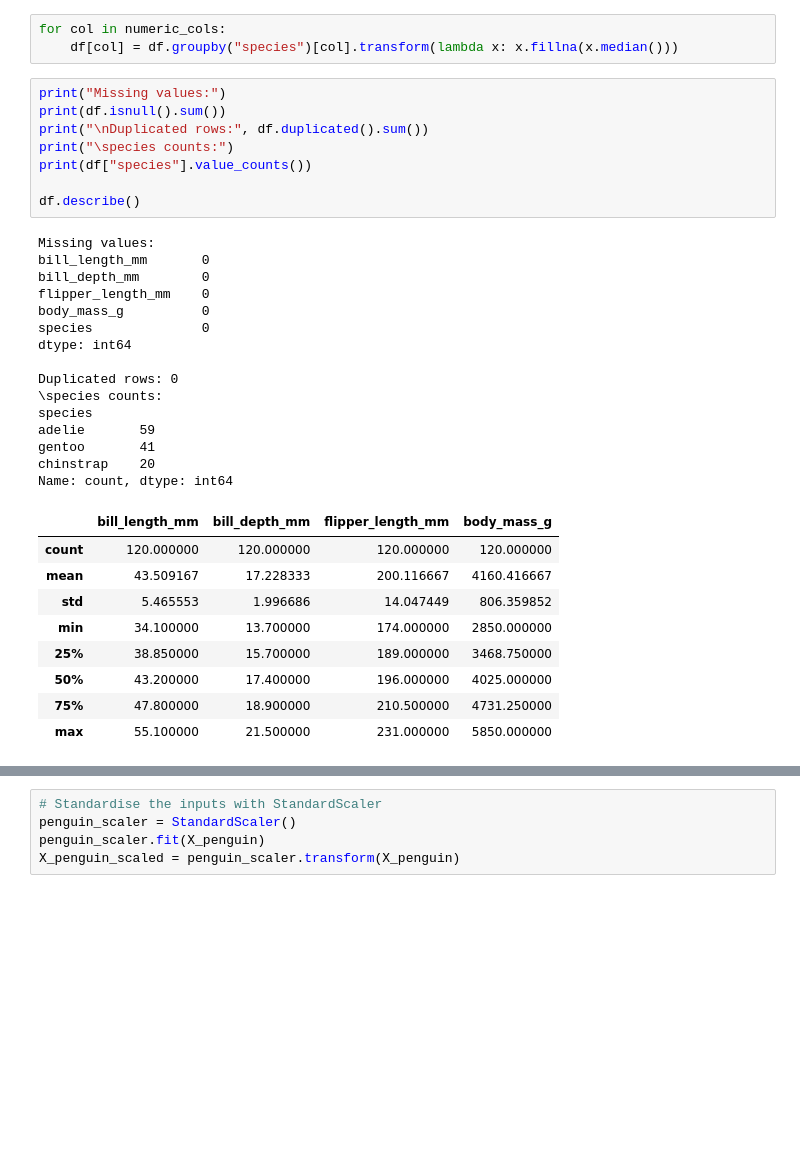
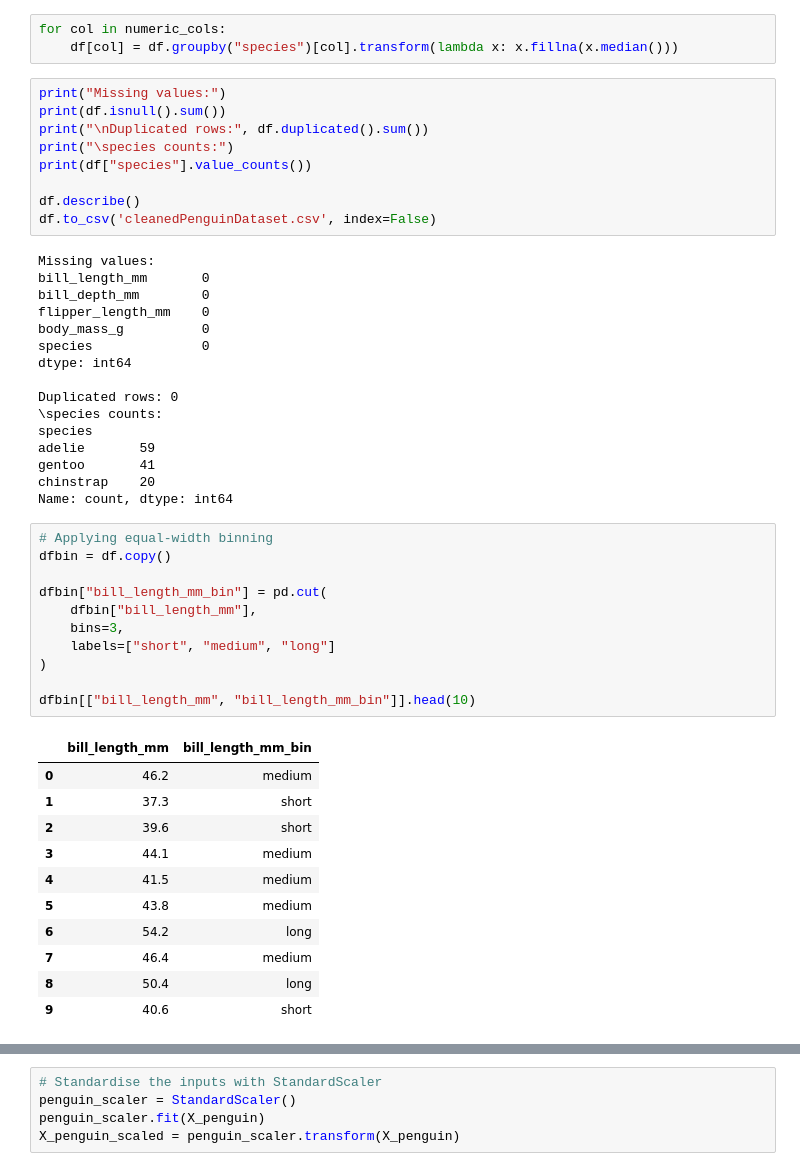
Before and after one commit to Hydn17/COMP3340-A1, a Jupyter notebook: AssignmentCodeA1.ipynb, the cells around one changed output, grey strips where cells are left out. Drawn from its saved outputs; the diff is of its cells as text; blank space fills up the shorter version.

```diff
--- a/AssignmentCodeA1.ipynb
+++ b/AssignmentCodeA1.ipynb
@@ -125,6 +125,7 @@ print("\species counts:")
 print(df["species"].value_counts())
 
 df.describe()
+df.to_csv('cleanedPenguinDataset.csv', index=False)
 # %% [output]
 Missing values:
 bill_length_mm       0
@@ -141,12 +142,26 @@ adelie       59
 gentoo       41
 chinstrap    20
 Name: count, dtype: int64
-|  | bill_length_mm | bill_depth_mm | flipper_length_mm | body_mass_g |
-| count | 120.000000 | 120.000000 | 120.000000 | 120.000000 |
-| mean | 43.509167 | 17.228333 | 200.116667 | 4160.416667 |
-| std | 5.465553 | 1.996686 | 14.047449 | 806.359852 |
-| min | 34.100000 | 13.700000 | 174.000000 | 2850.000000 |
-| 25% | 38.850000 | 15.700000 | 189.000000 | 3468.750000 |
-| 50% | 43.200000 | 17.400000 | 196.000000 | 4025.000000 |
-| 75% | 47.800000 | 18.900000 | 210.500000 | 4731.250000 |
-| max | 55.100000 | 21.500000 | 231.000000 | 5850.000000 |
+# %%
+# Applying equal-width binning
+dfbin = df.copy()
+
+dfbin["bill_length_mm_bin"] = pd.cut(
+    dfbin["bill_length_mm"],
+    bins=3,
+    labels=["short", "medium", "long"]
+)
+
+dfbin[["bill_length_mm", "bill_length_mm_bin"]].head(10)
+# %% [output]
+|  | bill_length_mm | bill_length_mm_bin |
+| 0 | 46.2 | medium |
+| 1 | 37.3 | short |
+| 2 | 39.6 | short |
+| 3 | 44.1 | medium |
+| 4 | 41.5 | medium |
+| 5 | 43.8 | medium |
+| 6 | 54.2 | long |
+| 7 | 46.4 | medium |
+| 8 | 50.4 | long |
+| 9 | 40.6 | short |
```
Also changed, not shown: parts of 13 cells of this notebook.
